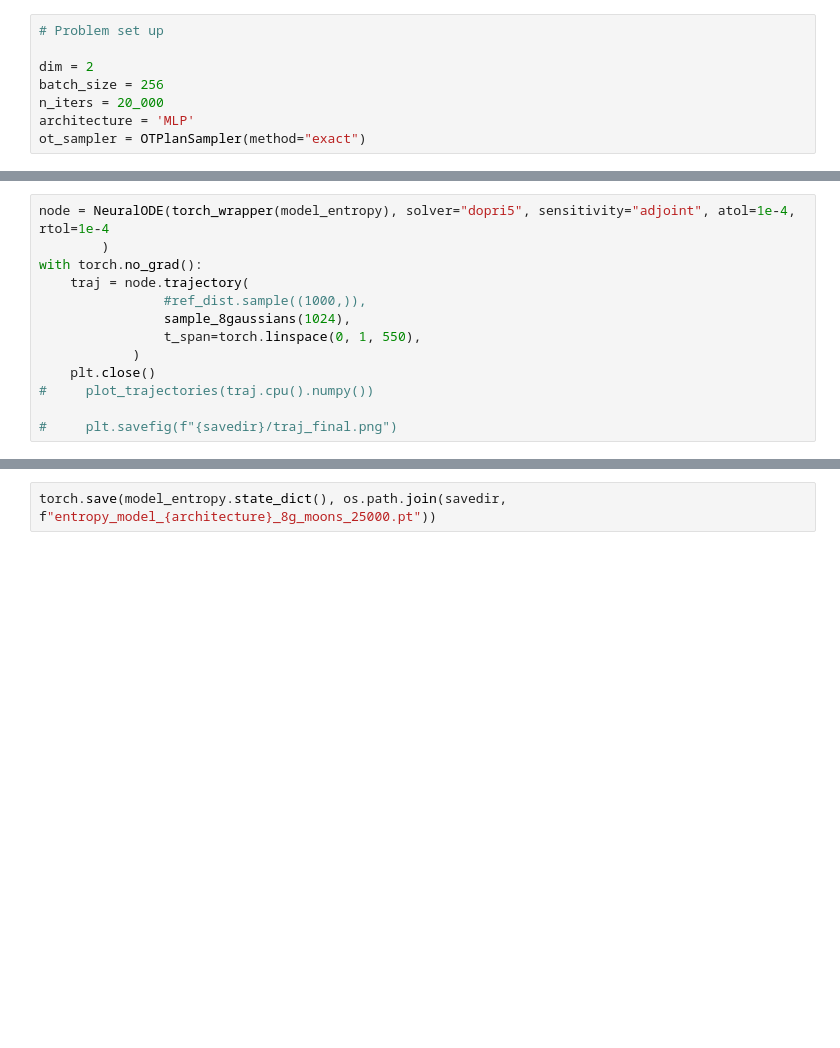
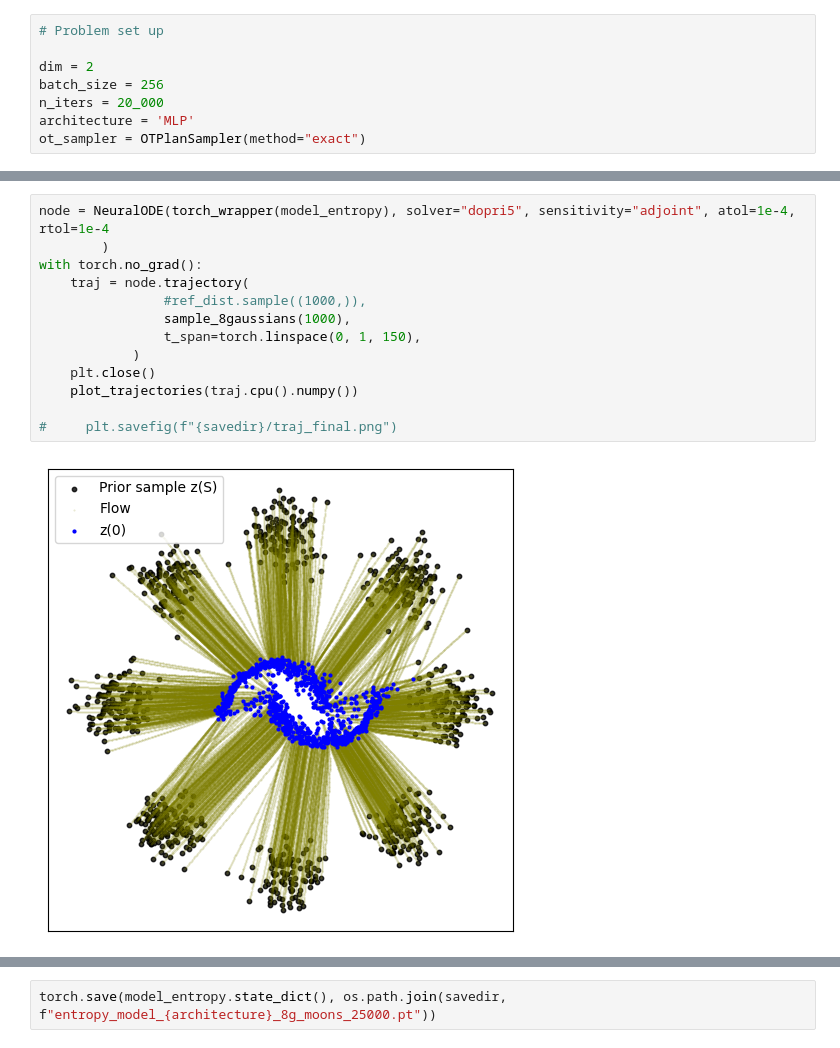
Before and after one commit to GHes31415/conditional-flow-matching, a Jupyter notebook: examples_HF/entropy_potential.ipynb, the cells around one changed output, grey strips where cells are left out. Drawn from its saved outputs; the diff is of its cells as text; blank space fills up the shorter version.

```diff
--- a/examples_HF/entropy_potential.ipynb
+++ b/examples_HF/entropy_potential.ipynb
@@ -141,16 +141,18 @@ for k in tqdm(range(n_iters)):
 # %%
 node = NeuralODE(torch_wrapper(model_entropy), solver="dopri5", sensitivity="adjoint", atol=1e-4, rtol=1e-4
         )
 with torch.no_grad():
     traj = node.trajectory(
                 #ref_dist.sample((1000,)),
-                sample_8gaussians(1024),
-                t_span=torch.linspace(0, 1, 550),
+                sample_8gaussians(1000),
+                t_span=torch.linspace(0, 1, 150),
             )
     plt.close()
-#     plot_trajectories(traj.cpu().numpy())
+    plot_trajectories(traj.cpu().numpy())
 
 #     plt.savefig(f"{savedir}/traj_final.png")
+# %% [output]
+[figure, added]
 # %%
 n = 2000
 plt.scatter(traj[-1, :n, 0], traj[-1, :n, 1], s=4, alpha=1, c="blue")
```
Also changed, not shown: parts of 11 cells of this notebook, 28 other files.
